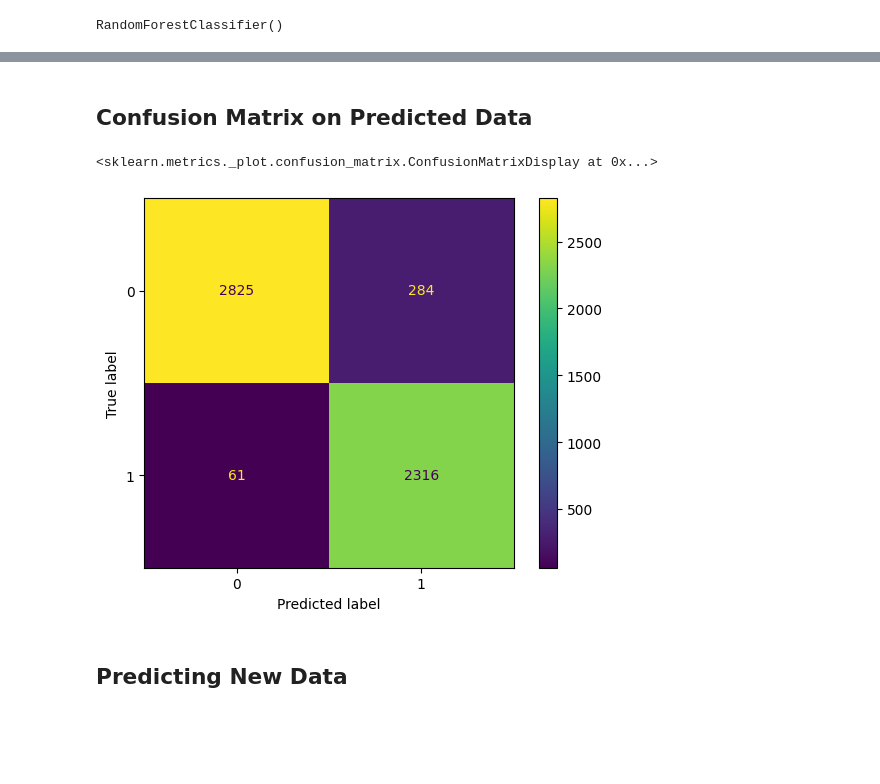
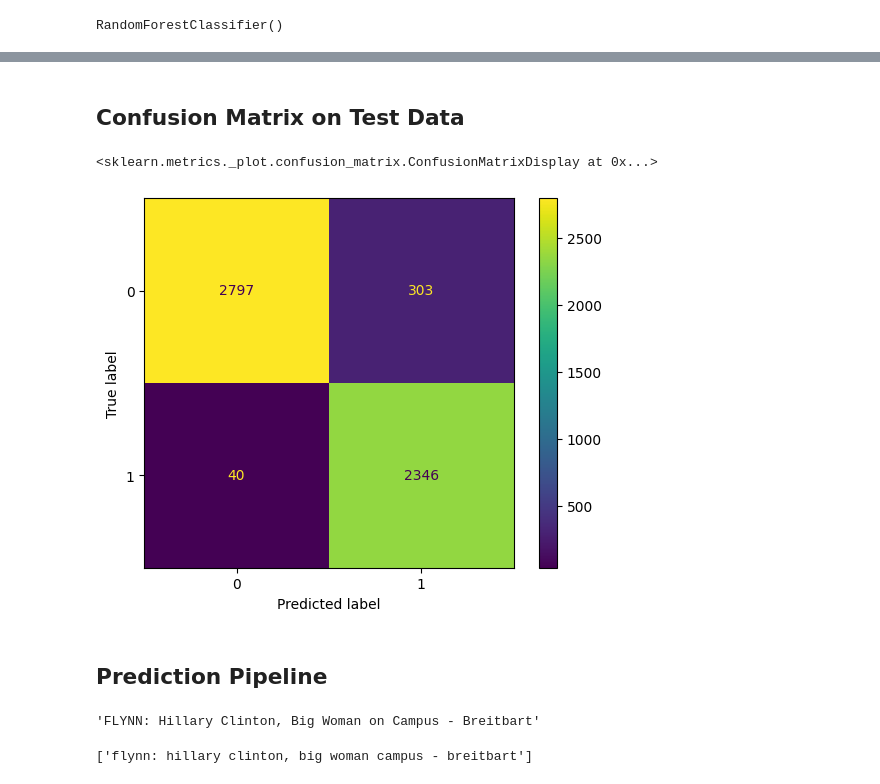
Before and after one commit to bansal1214/Fake-News-Detection, a Jupyter notebook: Fake News Classification .ipynb, the cells around one changed output, grey strips where cells are left out. Saved outputs shown, nothing was run; the diff lists cells and outputs as text; code cells hidden in the pictures; blank space fills up the shorter version.

```diff
--- a/Fake News Classification .ipynb
+++ b/Fake News Classification .ipynb
@@ -128,0 +121,3 @@ df.sample(10)
+# %%
+stopwords = stopwords.words('english')
+print(stopwords[0:10])
@@ -128,0 +162,10 @@ df.sample(10)
+# %%
+lm = WordNetLemmatizer()
+corpus =[]
+for i in range (len(df)):
+    review = re.sub('^a-zA-Z0-9',' ',df['title'][i])
+    review = review.lower()
+    review = review.split()
+    review = [lm.lemmatize(x) for x in review if x not in stopwords]
+    review = " ".join(review)
+    corpus.append(review)
@@ -200,6 +186,6 @@ X[0]
 # %%
 tf = TfidfVectorizer()
-x = tf.fit_transform(X).toarray()
+x = tf.fit_transform(corpus).toarray()
 x
 # %% [output]
 array([[0., 0., 0., ..., 0., 0., 0.],
@@ -229,5 +210,5 @@ Name: label, dtype: int64
 # %%
-xtrain,xtest,ytrain,ytest = train_test_split(x,y,test_size=0.3,random_state=10,stratify=y)
+xtrain,xtest,ytrain,ytest = train_test_split(x,y,test_size=0.3,random_state=10)
 # %%
 len(xtrain),len(ytrain)
 # %% [output]
@@ -344,13 +311,13 @@ Classification Report On Testing Data Set :
 weighted avg       0.94      0.94      0.94      5486
 # %% [markdown]
-## Confusion Matrix on Predicted Data
+## Confusion Matrix on Test Data
 # %%
 from sklearn.metrics import confusion_matrix, ConfusionMatrixDisplay
 cf = confusion_matrix(ytest,y_pred)
-cfd = ConfusionMatrixDisplay(cf,display_labels=[0,1])
+cfd = ConfusionMatrixDisplay(cf)
 cfd.plot()
 # %% [output]
 <sklearn.metrics._plot.confusion_matrix.ConfusionMatrixDisplay at 0x...>
-[figure, old version]
+[figure, new version]
-# %% [markdown]
-## Predicting New Data
+# %% [markdown]
+## Prediction Pipeline
@@ -356,0 +342,9 @@ cfd.plot()
+# %%
+df['title'][1]
+# %% [output]
+'FLYNN: Hillary Clinton, Big Woman on Campus - Breitbart'
+# %%
+data = 'FLYNN: Hillary Clinton, Big Woman on Campus - Breitbart'
+Preprocessing(data).text_preprocessing_user()
+# %% [output]
+['flynn: hillary clinton, big woman campus - breitbart']
```
Also changed, not shown: parts of 54 cells of this notebook, 1 other file.
